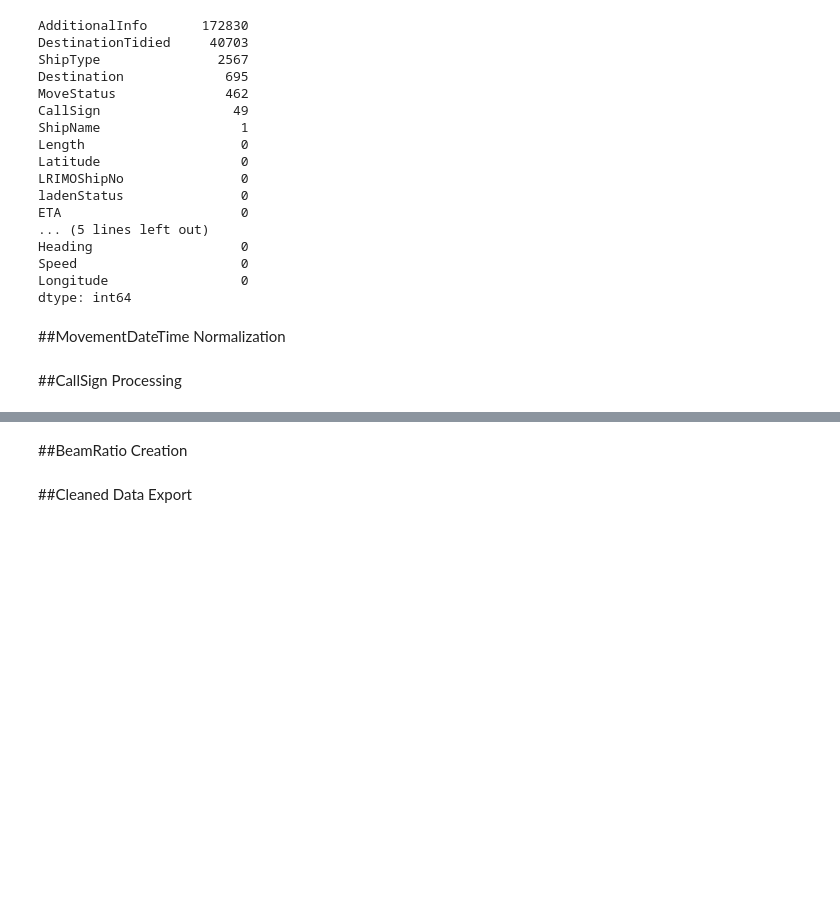
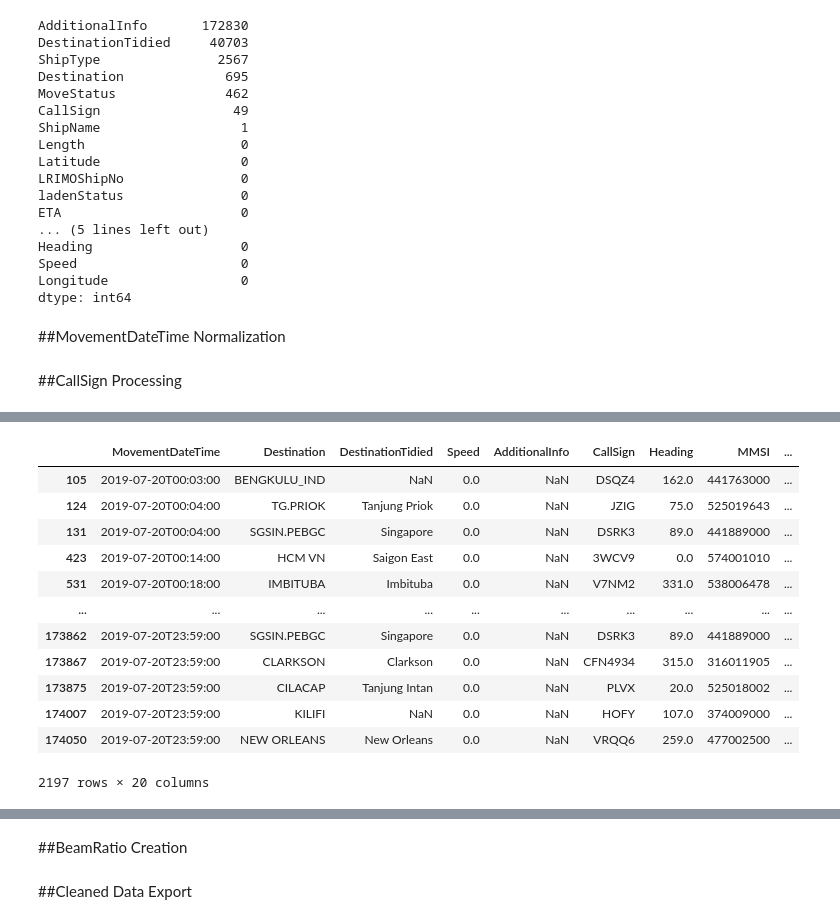
Before and after one commit to Narimanzk/RioTintoChallenge, a Jupyter notebook: Rio_Tinto_Challenge.ipynb, the cells around one changed output, grey strips where cells are left out. Drawn from its saved outputs; the diff is of its cells as text; code cells hidden in the pictures; blank space fills up the shorter version.

Commit message:
fixed a bug in callSign section

```diff
--- a/Rio_Tinto_Challenge.ipynb
+++ b/Rio_Tinto_Challenge.ipynb
@@ -86,0 +67,16 @@ ds.groupby('CallSign', group_keys=False).apply(lambda x: speed_processing(x) if
+# %%
+ds.loc[ds["MoveStatus"] == "Under way using engine"].loc[ds["Speed"] == 0.0]
+# %% [output]
+|  | MovementDateTime | Destination | DestinationTidied | Speed | AdditionalInfo | CallSign | Heading | MMSI | ... |
+| 105 | 2019-07-20T00:03:00 | BENGKULU_IND | NaN | 0.0 | NaN | DSQZ4 | 162.0 | 441763000 | ... |
+| 124 | 2019-07-20T00:04:00 | TG.PRIOK | Tanjung Priok | 0.0 | NaN | JZIG | 75.0 | 525019643 | ... |
+| 131 | 2019-07-20T00:04:00 | SGSIN.PEBGC | Singapore | 0.0 | NaN | DSRK3 | 89.0 | 441889000 | ... |
+| 423 | 2019-07-20T00:14:00 | HCM VN | Saigon East | 0.0 | NaN | 3WCV9 | 0.0 | 574001010 | ... |
+| 531 | 2019-07-20T00:18:00 | IMBITUBA | Imbituba | 0.0 | NaN | V7NM2 | 331.0 | 538006478 | ... |
+| ... | ... | ... | ... | ... | ... | ... | ... | ... | ... |
+| 173862 | 2019-07-20T23:59:00 | SGSIN.PEBGC | Singapore | 0.0 | NaN | DSRK3 | 89.0 | 441889000 | ... |
+| 173867 | 2019-07-20T23:59:00 | CLARKSON | Clarkson | 0.0 | NaN | CFN4934 | 315.0 | 316011905 | ... |
+| 173875 | 2019-07-20T23:59:00 | CILACAP | Tanjung Intan | 0.0 | NaN | PLVX | 20.0 | 525018002 | ... |
+| 174007 | 2019-07-20T23:59:00 | KILIFI | NaN | 0.0 | NaN | HOFY | 107.0 | 374009000 | ... |
+| 174050 | 2019-07-20T23:59:00 | NEW ORLEANS | New Orleans | 0.0 | NaN | VRQQ6 | 259.0 | 477002500 | ... |
+2197 rows × 20 columns
```
Also changed, not shown: parts of 2 cells of this notebook.
